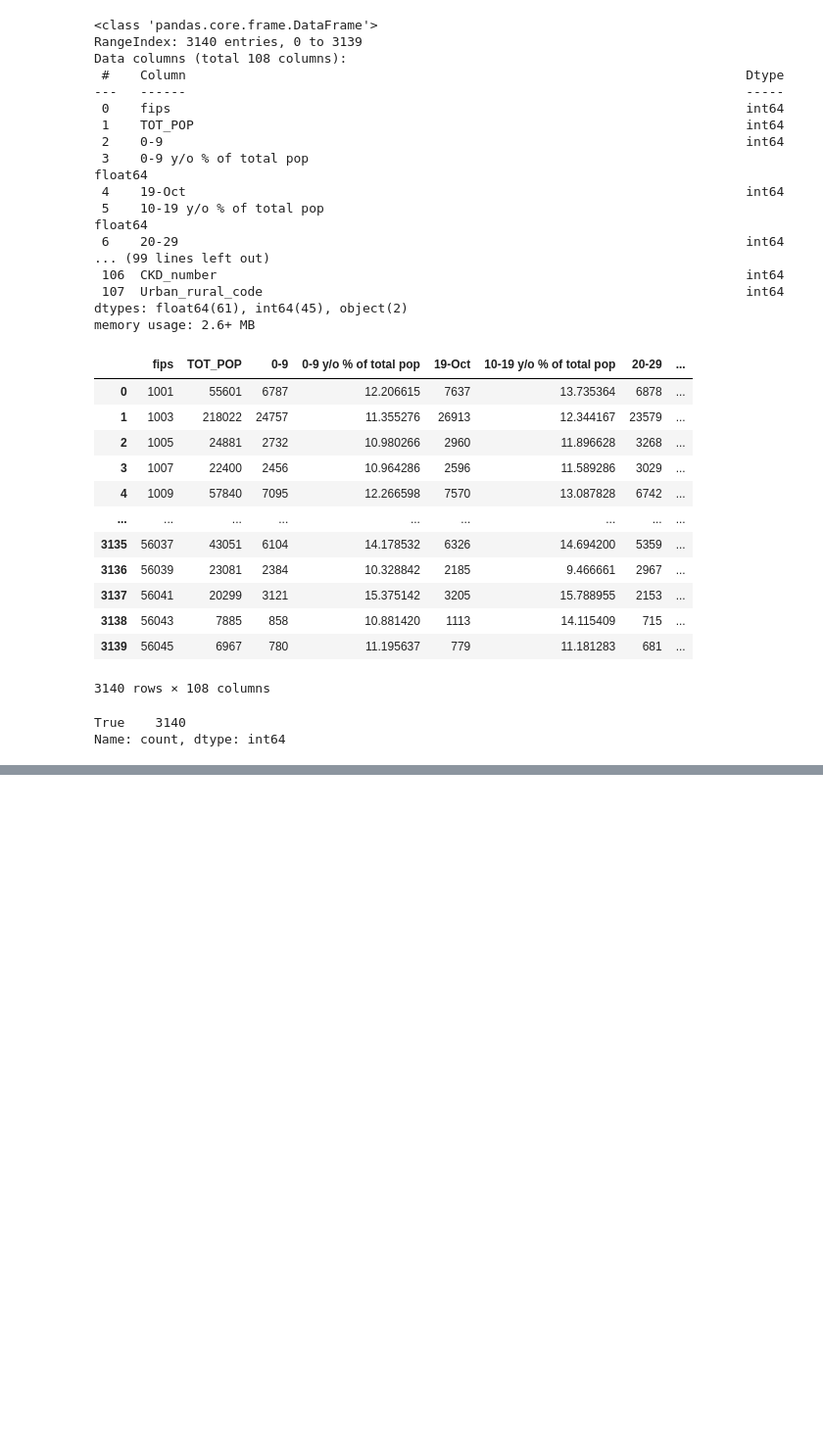
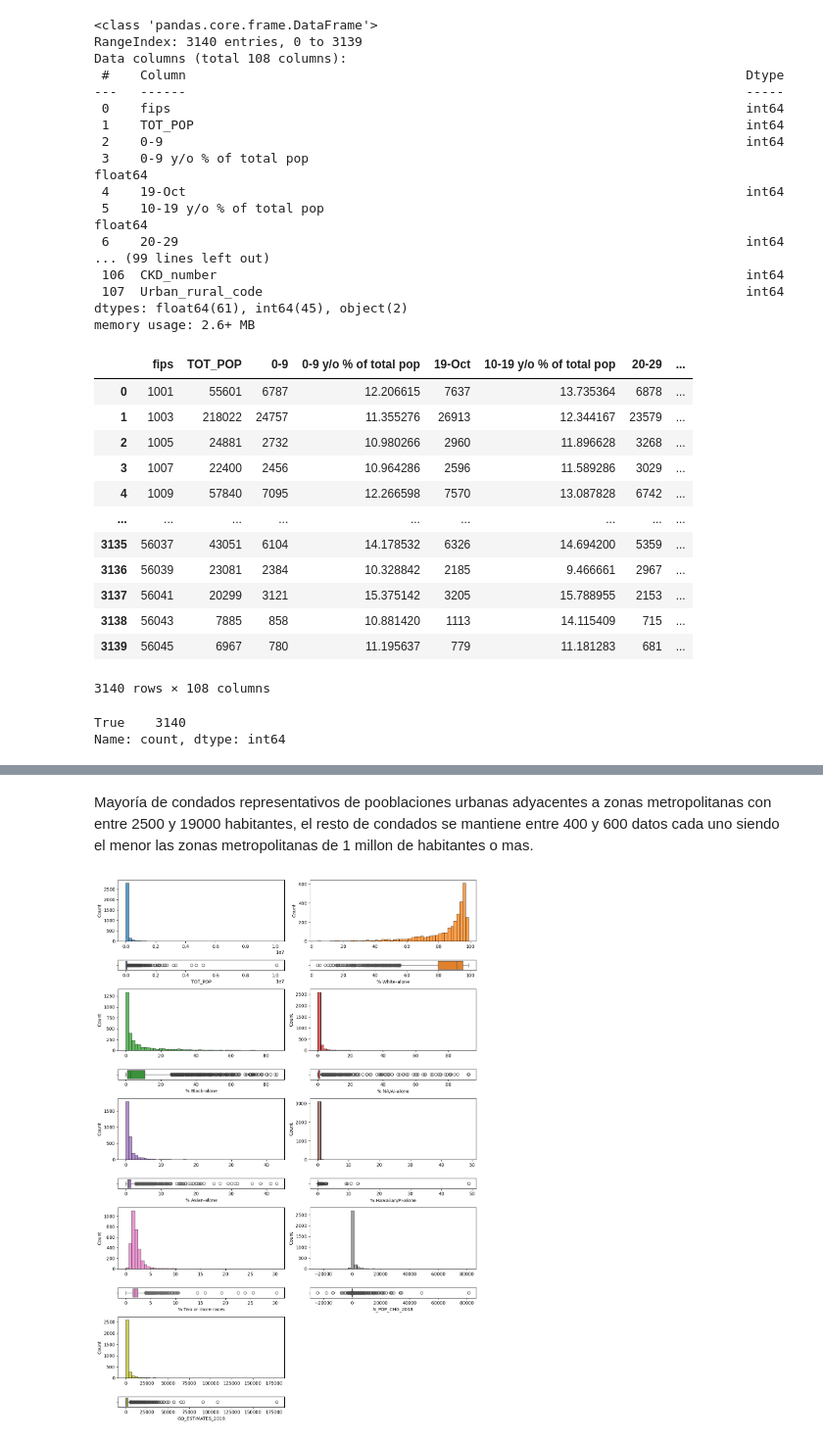
Before and after one commit to 4GeeksAcademy/sergio-roque-regularized-regression, a Jupyter notebook: src/explore.ipynb, the cells around one changed output, grey strips where cells are left out. Shown at 98% size. Cells and saved outputs as stored; diff of their text form; code cells hidden in the pictures; blank space fills up the shorter version.

```diff
--- a/src/explore.ipynb
+++ b/src/explore.ipynb
@@ -148,0 +189,53 @@ memory usage: 1.2 MB
+# %% [markdown]
+Mayoría  de condados representativos de pooblaciones urbanas adyacentes a zonas metropolitanas con entre 2500 y 19000 habitantes, el resto de condados se mantiene entre 400 y 600 datos cada uno siendo el menor las zonas metropolitanas de 1 millon de habitantes o mas.
+# %%
+# ANALISIS DE VARIABLES NUMERICAS
+fig, axis = plt.subplots(10, 2, figsize = (12, 17), gridspec_kw={'height_ratios': [6, 1, 6, 1, 6, 1, 6, 1, 6, 1]})
+
+# Crear una figura múltiple con histogramas y diagramas de caja
+# TOT_POP
+sns.histplot(ax = axis[0, 0], data = data, x = "TOT_POP", bins=50, color="#1f77b4").set(xlabel = None)
+sns.boxplot(ax = axis[1, 0], data = data, x = "TOT_POP", color="#1f77b4").set(xlabel = "TOT_POP")
+
+# % White-alone
+sns.histplot(ax = axis[0, 1], data = data, x = "% White-alone", bins=50, color="#ff7f0e").set(xlabel = None)
+sns.boxplot(ax = axis[1, 1], data = data, x = "% White-alone", color="#ff7f0e").set(xlabel = "% White-alone")
+
+# % Black-alone
+sns.histplot(ax = axis[2, 0], data = data, x = "% Black-alone", bins=50, color="#2ca02c").set(xlabel = None)
+sns.boxplot(ax = axis[3, 0], data = data, x = "% Black-alone", color="#2ca02c").set(xlabel = "% Black-alone")
+
+# % NA/AI-alone
+sns.histplot(ax = axis[2, 1], data = data, x = "% NA/AI-alone", bins=50, color="#d62728").set(xlabel = None)
+sns.boxplot(ax = axis[3, 1], data = data, x = "% NA/AI-alone", color="#d62728").set(xlabel = "% NA/AI-alone")
+
+# % Asian-alone
+sns.histplot(ax = axis[4, 0], data = data, x = "% Asian-alone", bins=50, color="#9467bd").set(xlabel = None)
+sns.boxplot(ax = axis[5, 0], data = data, x = "% Asian-alone", color="#9467bd").set(xlabel = "% Asian-alone")
+
+# % Hawaiian/PI-alone
+sns.histplot(ax = axis[4, 1], data = data, x = "% Hawaiian/PI-alone", bins=50, color="#8c564b").set(xlabel = None)
+sns.boxplot(ax = axis[5, 1], data = data, x = "% Hawaiian/PI-alone", color="#8c564b").set(xlabel = "% Hawaiian/PI-alone")
+
+# % Two or more races
+sns.histplot(ax = axis[6, 0], data = data, x = "% Two or more races", bins=50, color="#e377c2").set(xlabel = None)
+sns.boxplot(ax = axis[7, 0], data = data, x = "% Two or more races", color="#e377c2").set(xlabel = "% Two or more races")
+
+# N_POP_CHG_2018
+sns.histplot(ax = axis[6, 1], data = data, x = "N_POP_CHG_2018", bins=50, color="#7f7f7f").set(xlabel = None)
+sns.boxplot(ax = axis[7, 1], data = data, x = "N_POP_CHG_2018", color="#7f7f7f").set(xlabel = "N_POP_CHG_2018")
+
+# GQ_ESTIMATES_2018
+sns.histplot(ax = axis[8, 0], data = data, x = "GQ_ESTIMATES_2018", bins=50, color="#bcbd22").set(xlabel = None)
+sns.boxplot(ax = axis[9, 0], data = data, x = "GQ_ESTIMATES_2018", color="#bcbd22").set(xlabel = "GQ_ESTIMATES_2018")
+
+axis[8, 1].axis("off")
+axis[9, 1].axis("off")
+
+# Ajustar el layout
+plt.tight_layout()
+
+# Mostrar el plot
+plt.show()
+# %% [output]
+[figure, added]
```
Also changed, not shown: parts of 12 cells of this notebook.
